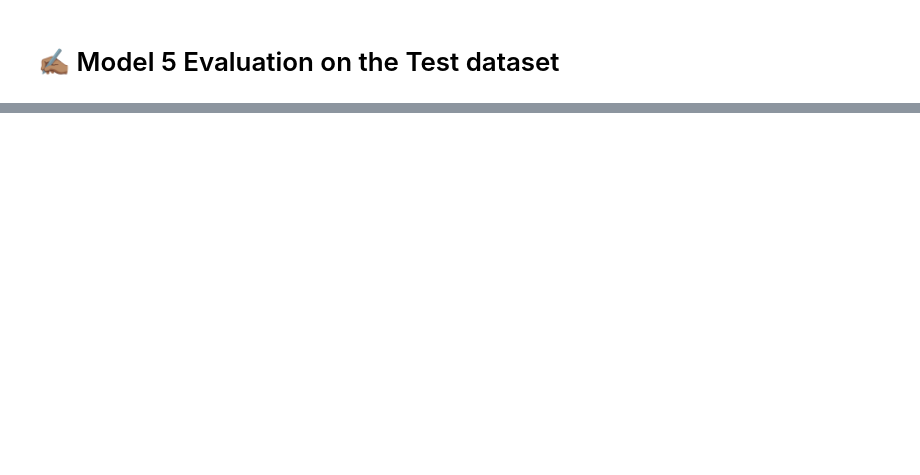
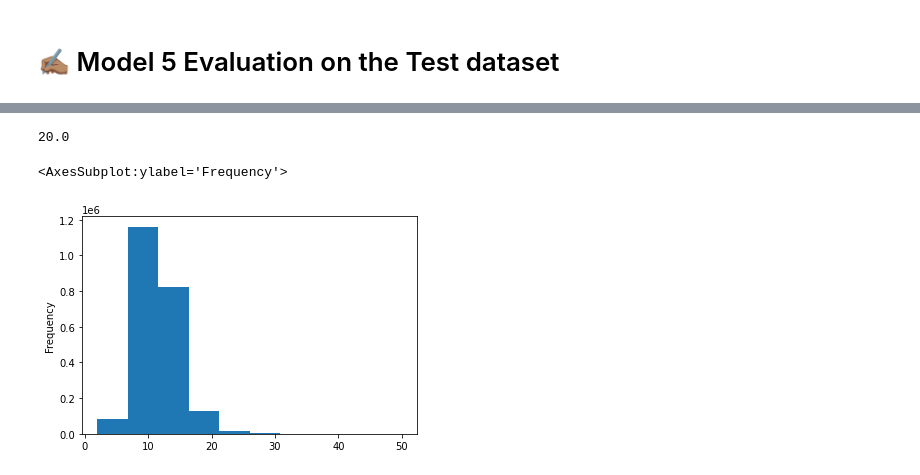
Before and after one commit to g-tejas/SkimLit, a Jupyter notebook: skimlit.ipynb, the cells around one changed output, grey strips where cells are left out. Saved outputs shown, nothing was run; the diff lists cells and outputs as text; code cells hidden in the pictures; blank space fills up the shorter version.

```diff
--- a/skimlit.ipynb
+++ b/skimlit.ipynb
@@ -1698,0 +2027,10 @@ test_pred_classes
+# %%
+# Do the same thing with total lines feature
+np.percentile(train_df_200k.total_lines, 98)
+# %% [output]
+20.0
+# %%
+train_df_200k['total_lines'].plot.hist()
+# %% [output]
+<AxesSubplot:ylabel='Frequency'>
+[figure, added]
```
Also changed, not shown: parts of 94 cells of this notebook, 1 other file.
